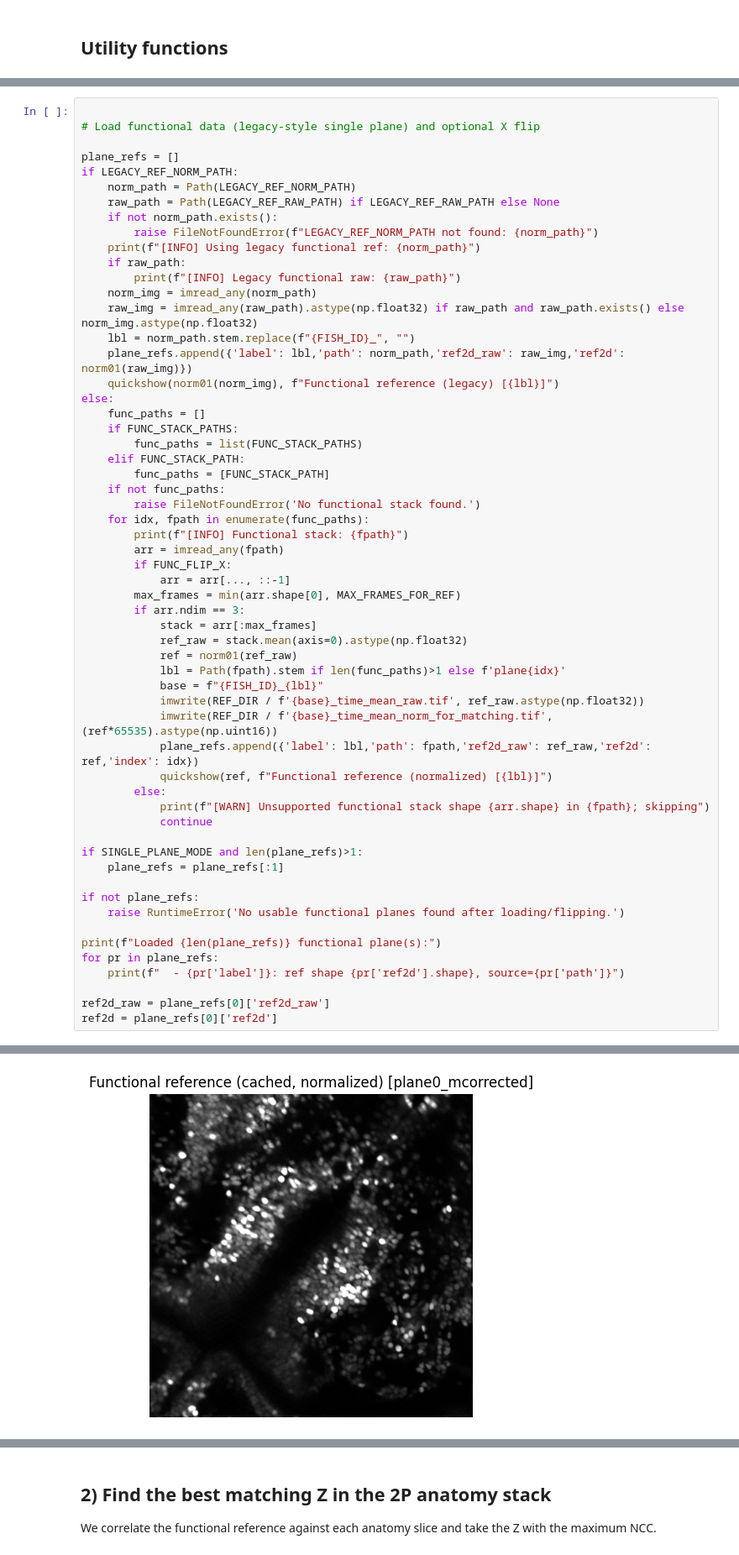
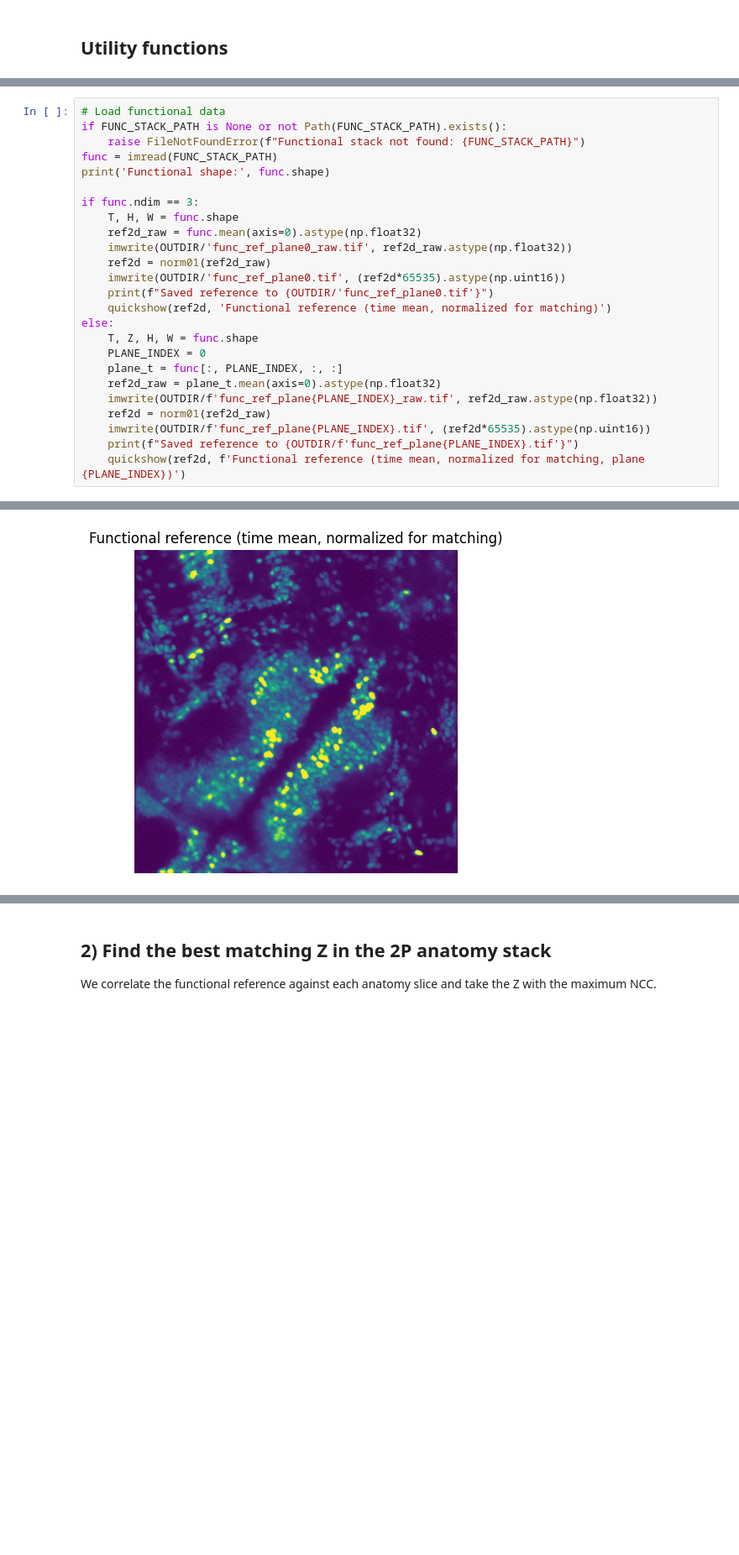
Before and after one commit to LarschLab/ddharmap-ANTs, a Jupyter notebook: 2PF_to_HCR.ipynb, the cells around one changed output, grey strips where cells are left out. Shown at 84% size. Drawn from its saved outputs; the diff is of its cells as text; blank space fills up the shorter version.

Commit message:
Implemented legacy notebook functions into current notebook. Single plane works well. Work towards multiplane now.

```diff
--- a/2PF_to_HCR.ipynb
+++ b/2PF_to_HCR.ipynb
@@ -409,59 +590,26 @@ If it's **volume over time**: set `PLANE_INDEX` to the plane you want, or loop p
 # %%
+# Load functional data
+if FUNC_STACK_PATH is None or not Path(FUNC_STACK_PATH).exists():
+    raise FileNotFoundError(f"Functional stack not found: {FUNC_STACK_PATH}")
+func = imread(FUNC_STACK_PATH)
+print('Functional shape:', func.shape)
 
-# Load functional data (legacy-style single plane) and optional X flip
-
-plane_refs = []
-if LEGACY_REF_NORM_PATH:
-    norm_path = Path(LEGACY_REF_NORM_PATH)
-    raw_path = Path(LEGACY_REF_RAW_PATH) if LEGACY_REF_RAW_PATH else None
-    if not norm_path.exists():
-        raise FileNotFoundError(f"LEGACY_REF_NORM_PATH not found: {norm_path}")
-    print(f"[INFO] Using legacy functional ref: {norm_path}")
-    if raw_path:
-        print(f"[INFO] Legacy functional raw: {raw_path}")
-    norm_img = imread_any(norm_path)
-    raw_img = imread_any(raw_path).astype(np.float32) if raw_path and raw_path.exists() else norm_img.astype(np.float32)
-    lbl = norm_path.stem.replace(f"{FISH_ID}_", "")
-    plane_refs.append({'label': lbl,'path': norm_path,'ref2d_raw': raw_img,'ref2d': norm01(raw_img)})
-    quickshow(norm01(norm_img), f"Functional reference (legacy) [{lbl}]")
+if func.ndim == 3:
+    T, H, W = func.shape
+    ref2d_raw = func.mean(axis=0).astype(np.float32)
+    imwrite(OUTDIR/'func_ref_plane0_raw.tif', ref2d_raw.astype(np.float32))
+    ref2d = norm01(ref2d_raw)
+    imwrite(OUTDIR/'func_ref_plane0.tif', (ref2d*65535).astype(np.uint16))
+    print(f"Saved reference to {OUTDIR/'func_ref_plane0.tif'}")
+    quickshow(ref2d, 'Functional reference (time mean, normalized for matching)')
 else:
-    func_paths = []
-    if FUNC_STACK_PATHS:
-        func_paths = list(FUNC_STACK_PATHS)
-    elif FUNC_STACK_PATH:
-        func_paths = [FUNC_STACK_PATH]
-    if not func_paths:
-        raise FileNotFoundError('No functional stack found.')
-    for idx, fpath in enumerate(func_paths):
-        print(f"[INFO] Functional stack: {fpath}")
-        arr = imread_any(fpath)
-        if FUNC_FLIP_X:
-            arr = arr[..., ::-1]
-        max_frames = min(arr.shape[0], MAX_FRAMES_FOR_REF)
-        if arr.ndim == 3:
-            stack = arr[:max_frames]
-            ref_raw = stack.mean(axis=0).astype(np.float32)
-            ref = norm01(ref_raw)
-            lbl = Path(fpath).stem if len(func_paths)>1 else f'plane{idx}'
-            base = f"{FISH_ID}_{lbl}"
-            imwrite(REF_DIR / f'{base}_time_mean_raw.tif', ref_raw.astype(np.float32))
-            imwrite(REF_DIR / f'{base}_time_mean_norm_for_matching.tif', (ref*65535).astype(np.uint16))
-            plane_refs.append({'label': lbl,'path': fpath,'ref2d_raw': ref_raw,'ref2d': ref,'index': idx})
-            quickshow(ref, f"Functional reference (normalized) [{lbl}]")
-        else:
-            print(f"[WARN] Unsupported functional stack shape {arr.shape} in {fpath}; skipping")
-            continue
-
-if SINGLE_PLANE_MODE and len(plane_refs)>1:
-    plane_refs = plane_refs[:1]
-
-if not plane_refs:
-    raise RuntimeError('No usable functional planes found after loading/flipping.')
-
-print(f"Loaded {len(plane_refs)} functional plane(s):")
-for pr in plane_refs:
-    print(f"  - {pr['label']}: ref shape {pr['ref2d'].shape}, source={pr['path']}")
-
-ref2d_raw = plane_refs[0]['ref2d_raw']
-ref2d = plane_refs[0]['ref2d']
+    T, Z, H, W = func.shape
+    PLANE_INDEX = 0
+    plane_t = func[:, PLANE_INDEX, :, :]
+    ref2d_raw = plane_t.mean(axis=0).astype(np.float32)
+    imwrite(OUTDIR/f'func_ref_plane{PLANE_INDEX}_raw.tif', ref2d_raw.astype(np.float32))
+    ref2d = norm01(ref2d_raw)
+    imwrite(OUTDIR/f'func_ref_plane{PLANE_INDEX}.tif', (ref2d*65535).astype(np.uint16))
+    print(f"Saved reference to {OUTDIR/f'func_ref_plane{PLANE_INDEX}.tif'}")
+    quickshow(ref2d, f'Functional reference (time mean, normalized for matching, plane {PLANE_INDEX})')
 # %% [output]
@@ -469 +618 @@ ref2d = plane_refs[0]['ref2d']
-[figure, old version]
+[figure, new version]
```
Also changed, not shown: parts of 15 cells of this notebook.
